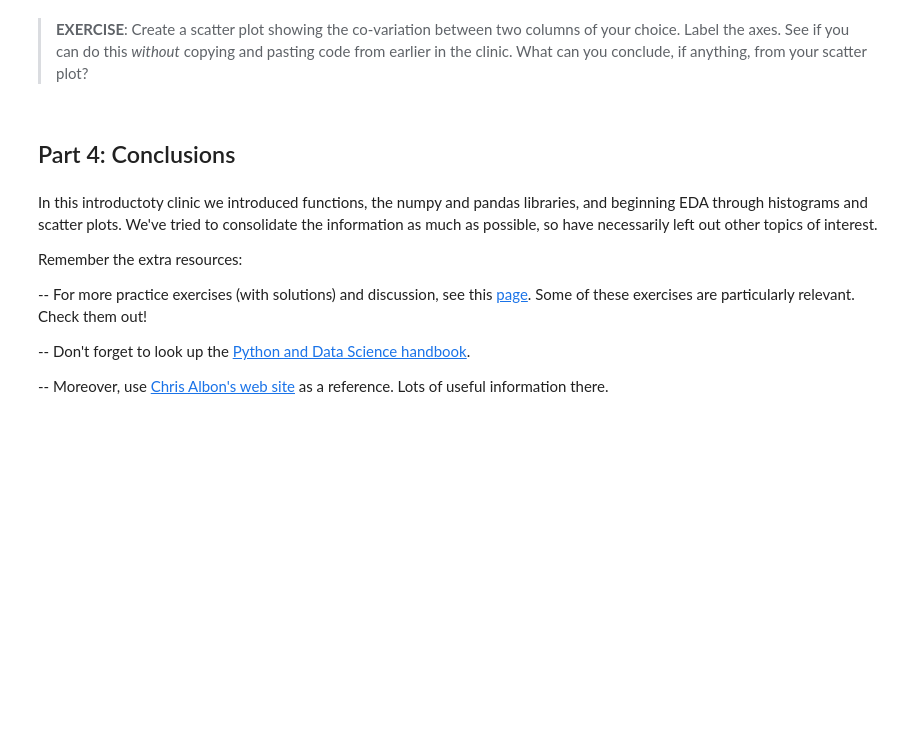
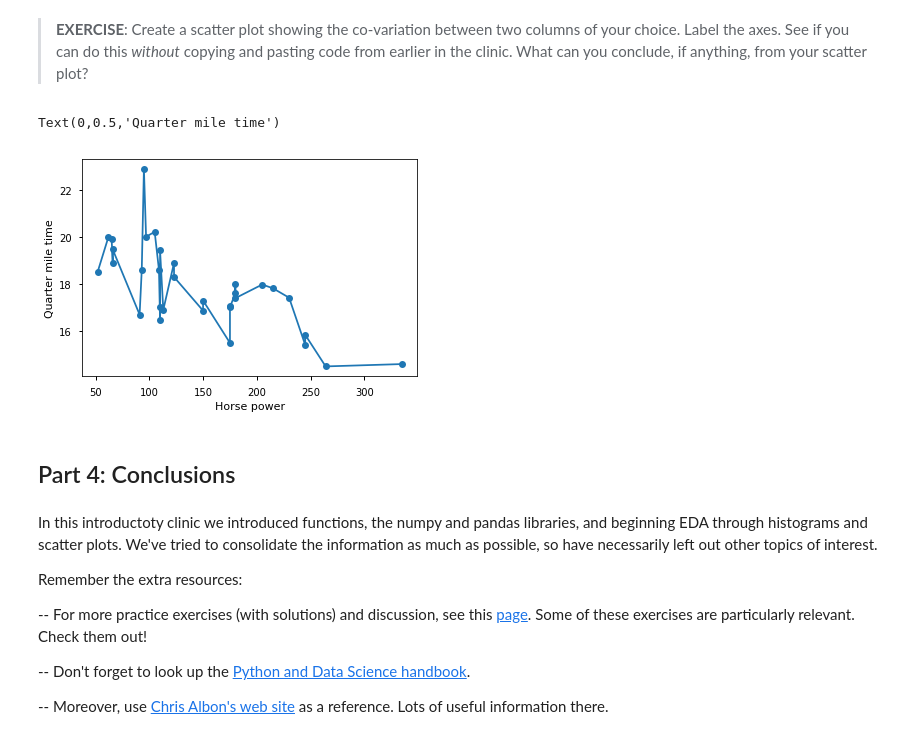
Before and after one commit to Evelyn-H/Data-Analysis-Course, a Jupyter notebook: week0/clinic0_IntroEDA.ipynb, the cells around one changed output. Cells and saved outputs as stored; diff of their text form; code cells hidden in the pictures; blank space fills up the shorter version.

```diff
--- a/week0/clinic0_IntroEDA.ipynb
+++ b/week0/clinic0_IntroEDA.ipynb
@@ -589,3 +959,13 @@ Below is a summary of the most commonly used `matplotlib` plotting routines.
+# %%
+# your code here
+ex_cars = dfcars[["qsec", "hp"]]
+sorted_ex_cars = ex_cars.sort_values('hp')
+plt.plot(sorted_ex_cars["hp"], sorted_ex_cars["qsec"], "o-")
+plt.xlabel("Horse power")
+plt.ylabel("Quarter mile time")
+# %% [output]
+Text(0,0.5,'Quarter mile time')
+[figure, added]
 # %% [markdown]
 ## Part 4: Conclusions
 # %% [markdown]
```
Also changed, not shown: parts of 70 cells of this notebook, 3 other files.
